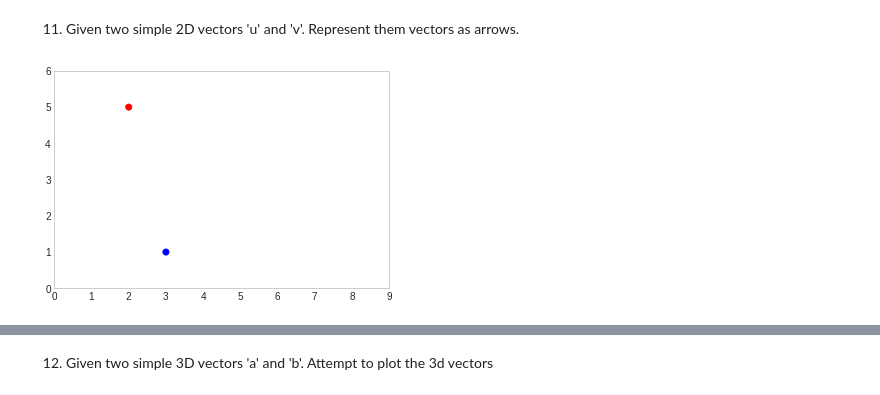
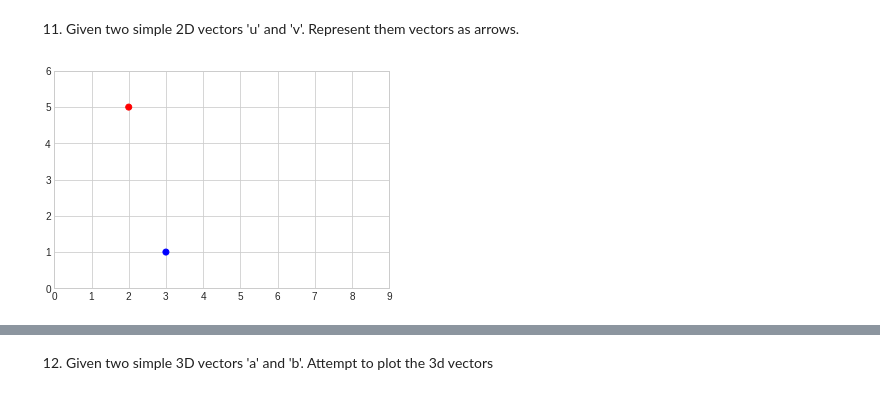
Before and after one commit to ruke1ire/AIT, a Jupyter notebook: Programming/JupyterLab/Python-for-DS-AI/rom_assignments/Assignment 4 - Matplotlib-st121411.ipynb, the cells around one changed output, grey strips where cells are left out. Saved outputs shown, nothing was run; the diff lists cells and outputs as text; code cells hidden in the pictures.

```diff
--- a/Programming/JupyterLab/Python-for-DS-AI/rom_assignments/Assignment 4 - Matplotlib-st121411.ipynb
+++ b/Programming/JupyterLab/Python-for-DS-AI/rom_assignments/Assignment 4 - Matplotlib-st121411.ipynb
@@ -430,11 +473,11 @@ digits = datasets.load_digits()
 # %%
 u = np.array([2, 5])
 v = np.array([3, 1])
 
 x_coords, y_coords = zip(u, v)
 plt.scatter(x_coords, y_coords, color=["r","b"])
 plt.axis([0, 9, 0, 6])
-plt.grid()
+plt.grid(True)
 plt.show()
 # %% [output]
-[figure, old version]
+[figure, new version]
```
Also changed, not shown: parts of 17 cells of this notebook.
